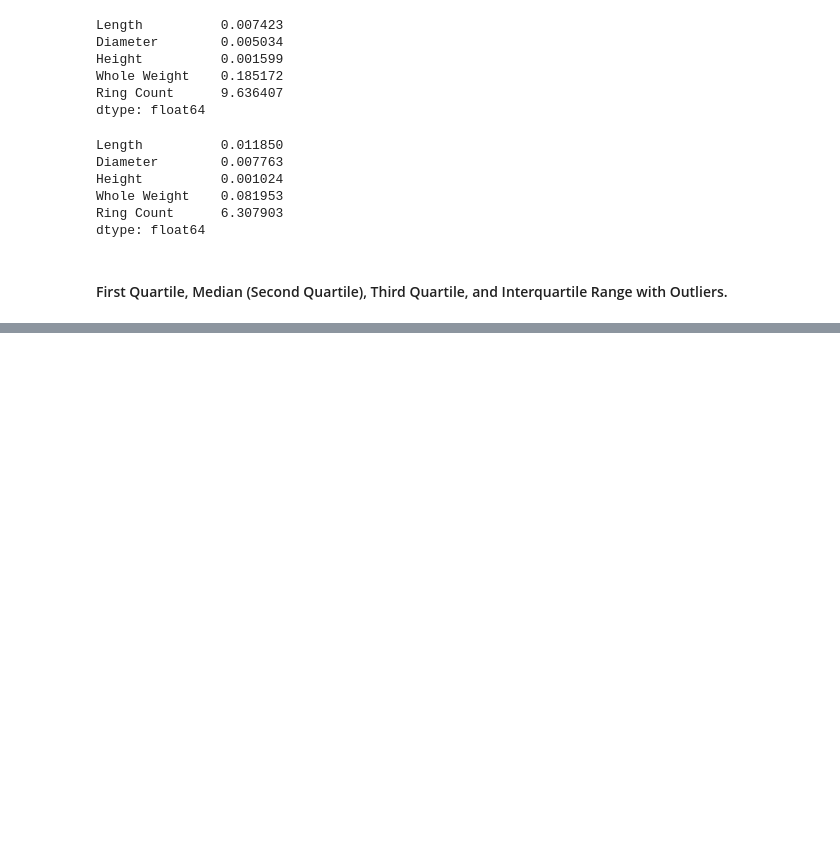
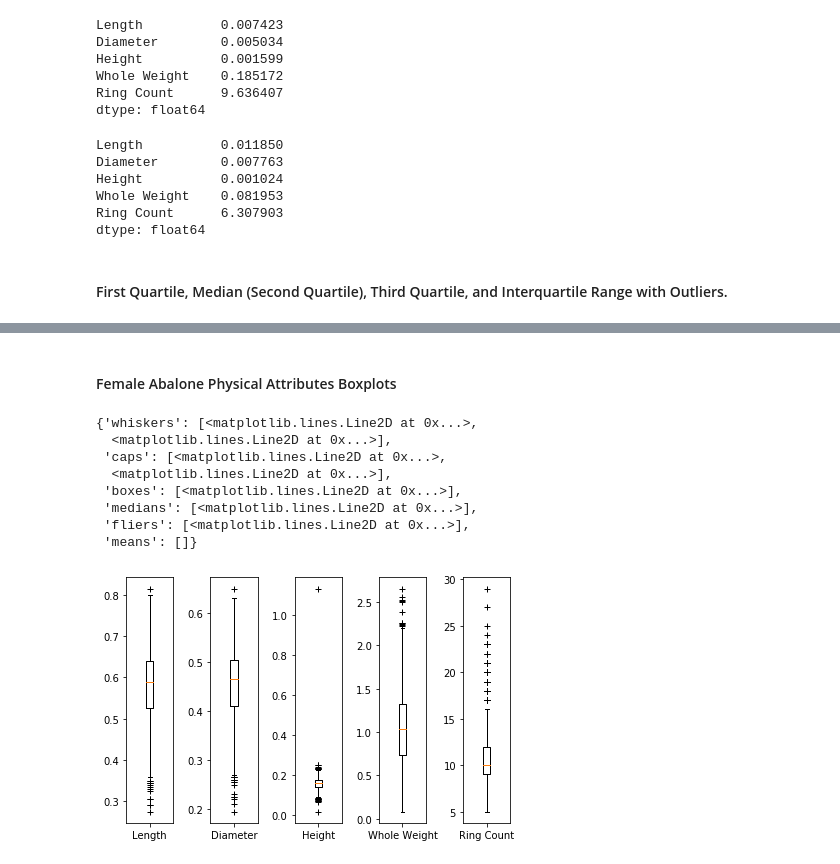
Before and after one commit to thokieu/Abalone-Regression, a Jupyter notebook: Workbook.ipynb, the cells around one changed output, grey strips where cells are left out. Saved outputs shown, nothing was run; the diff lists cells and outputs as text; code cells hidden in the pictures; blank space fills up the shorter version.

```diff
--- a/Workbook.ipynb
+++ b/Workbook.ipynb
@@ -273,0 +328,31 @@ display(qrt_male, qrt_female, qrt_inf,)
+# %% [markdown]
+#### Female Abalone Physical Attributes Boxplots
+# %%
+# Place 5 plots for each variable.
+fig, axs = plt.subplots(1, 5)
+
+# Improve spacing of boxplots using the method below.
+fig.tight_layout()
+
+# Converting columns within the female abalone data to list.
+len_female = Aba_data_female['Length'].tolist()
+dia_female = Aba_data_female['Diameter'].tolist()
+ht_female = Aba_data_female['Height'].tolist()
+wt_female = Aba_data_female['Whole Weight'].tolist()
+ring_female = Aba_data_female['Ring Count'].tolist()
+
+axs[0].boxplot(len_female, 0, 'k+', showfliers = True, labels = ['Length'])
+axs[1].boxplot(dia_female, 0, 'k+', showfliers = True, labels = ['Diameter'])
+axs[2].boxplot(ht_female, 0, 'k+', showfliers = True, labels = ['Height'])
+axs[3].boxplot(wt_female, 0, 'k+', showfliers = True, labels = ['Whole Weight'])
+axs[4].boxplot(ring_female, 0, 'k+', showfliers = True, labels = ['Ring Count'])
+# %% [output]
+{'whiskers': [<matplotlib.lines.Line2D at 0x...>,
+  <matplotlib.lines.Line2D at 0x...>],
+ 'caps': [<matplotlib.lines.Line2D at 0x...>,
+  <matplotlib.lines.Line2D at 0x...>],
+ 'boxes': [<matplotlib.lines.Line2D at 0x...>],
+ 'medians': [<matplotlib.lines.Line2D at 0x...>],
+ 'fliers': [<matplotlib.lines.Line2D at 0x...>],
+ 'means': []}
+[figure, added]
```
Also changed, not shown: parts of 7 cells of this notebook.
